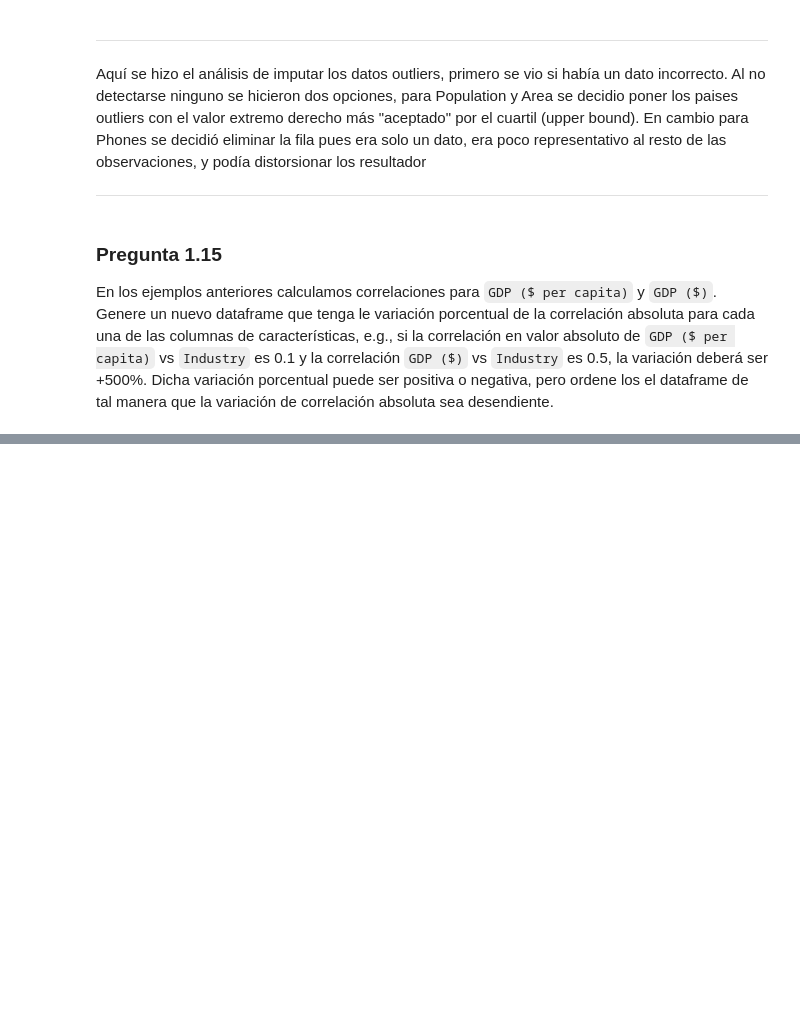
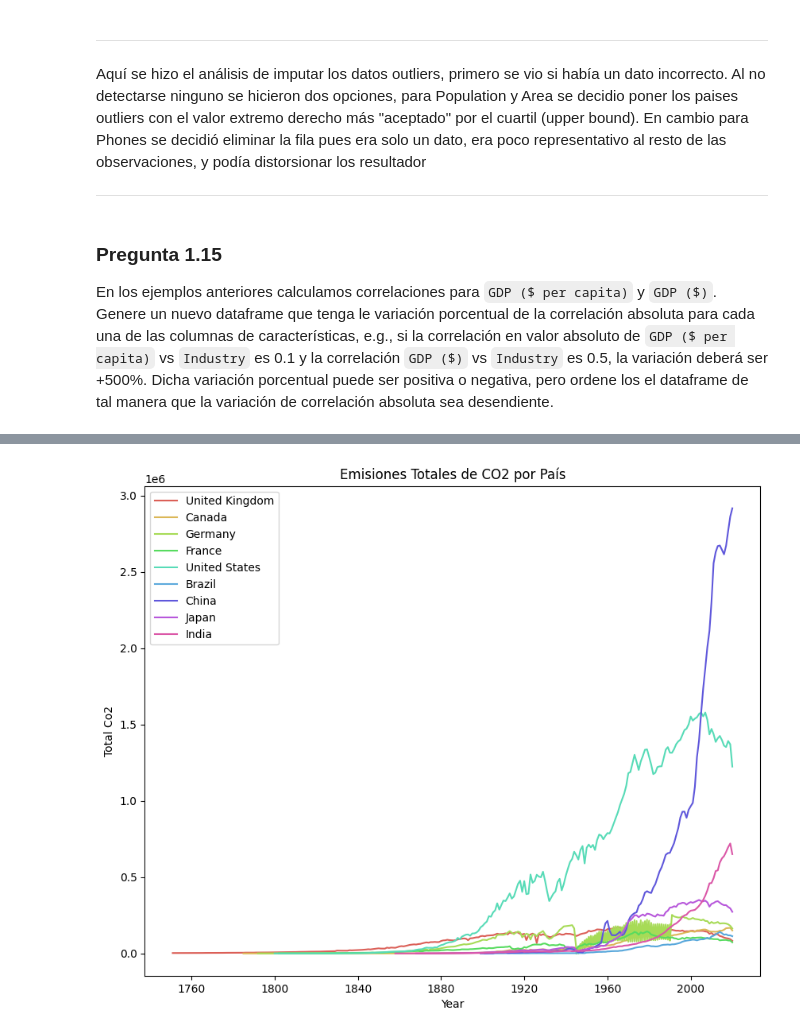
Before and after one commit to catamege/Tarea_1_Lantadilla_Mege, a Jupyter notebook: Tarea1.ipynb, the cells around one changed output, grey strips where cells are left out. Saved outputs shown, nothing was run; the diff lists cells and outputs as text; code cells hidden in the pictures; blank space fills up the shorter version.

```diff
--- a/Tarea1.ipynb
+++ b/Tarea1.ipynb
@@ -1004,0 +1339,6 @@ En los ejemplos anteriores calculamos correlaciones para `GDP ($ per capita)` y
+# %%
+#Importamos la base con los datos de Co2
+url_2="https://raw.githubusercontent.com/datasets/co2-fossil-by-nation/refs/heads/main/data/fossil-fuel-co2-emissions-by-nation.csv"
+
+response = requests.get(url_2, verify=False)  #Desactiva la verificación SSL
+df_co2= pd.read_csv(StringIO(response.text))
@@ -1004,0 +1374,9 @@ En los ejemplos anteriores calculamos correlaciones para `GDP ($ per capita)` y
+# %%
+df_co2["Year"] = pd.to_datetime(df_co2["Year"].astype(int), format='%Y')
+
+df_co2.rename(columns={"Year": "date"}, inplace=True)
+# %%
+df_co2["Country"] = df_co2["Country"].str.title()
+df_co2["Country"] = df_co2["Country"].replace(country_name_mapping_co2)
+
+df_co2.head()
@@ -1004,0 +1436,19 @@ En los ejemplos anteriores calculamos correlaciones para `GDP ($ per capita)` y
+# %%
+countries = ["United Kingdom", "Canada", "Germany", "France", "United States",
+            "Brazil", "China", "Japan", "India"]
+
+palette = sns.color_palette("hls", len(countries))
+
+plt.figure(figsize=(10, 8))
+
+for i, country in enumerate(countries):
+    country_data = df_co2[df_co2["Country"] == country]
+    plt.plot(country_data["date"], country_data["Total"], label=country, color=palette[i])
+
+plt.legend()
+plt.title("Emisiones Totales de CO2 por País")
+plt.xlabel("Year")
+plt.ylabel("Total Co2")
+plt.show()
+# %% [output]
+[figure, added]
```
Also changed, not shown: parts of 74 cells of this notebook.
